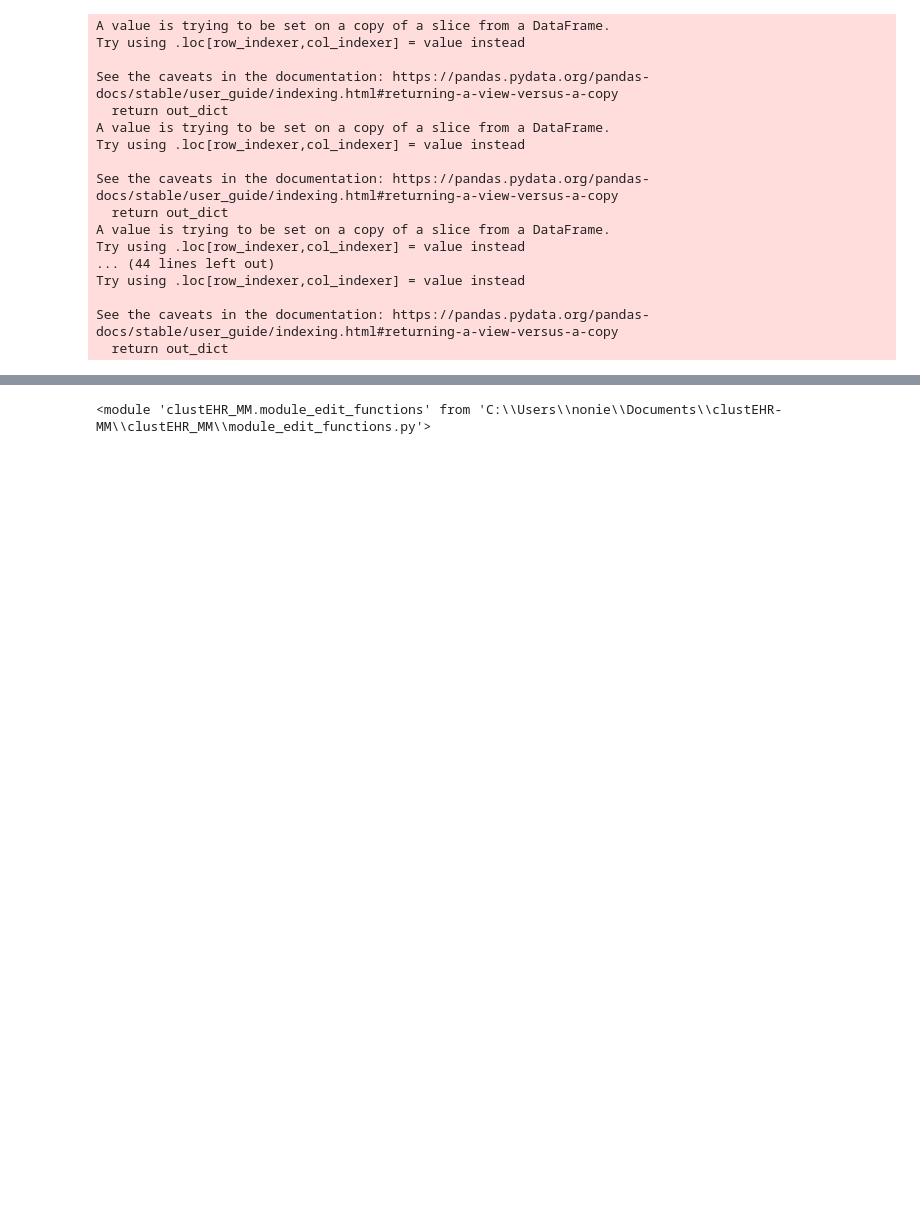
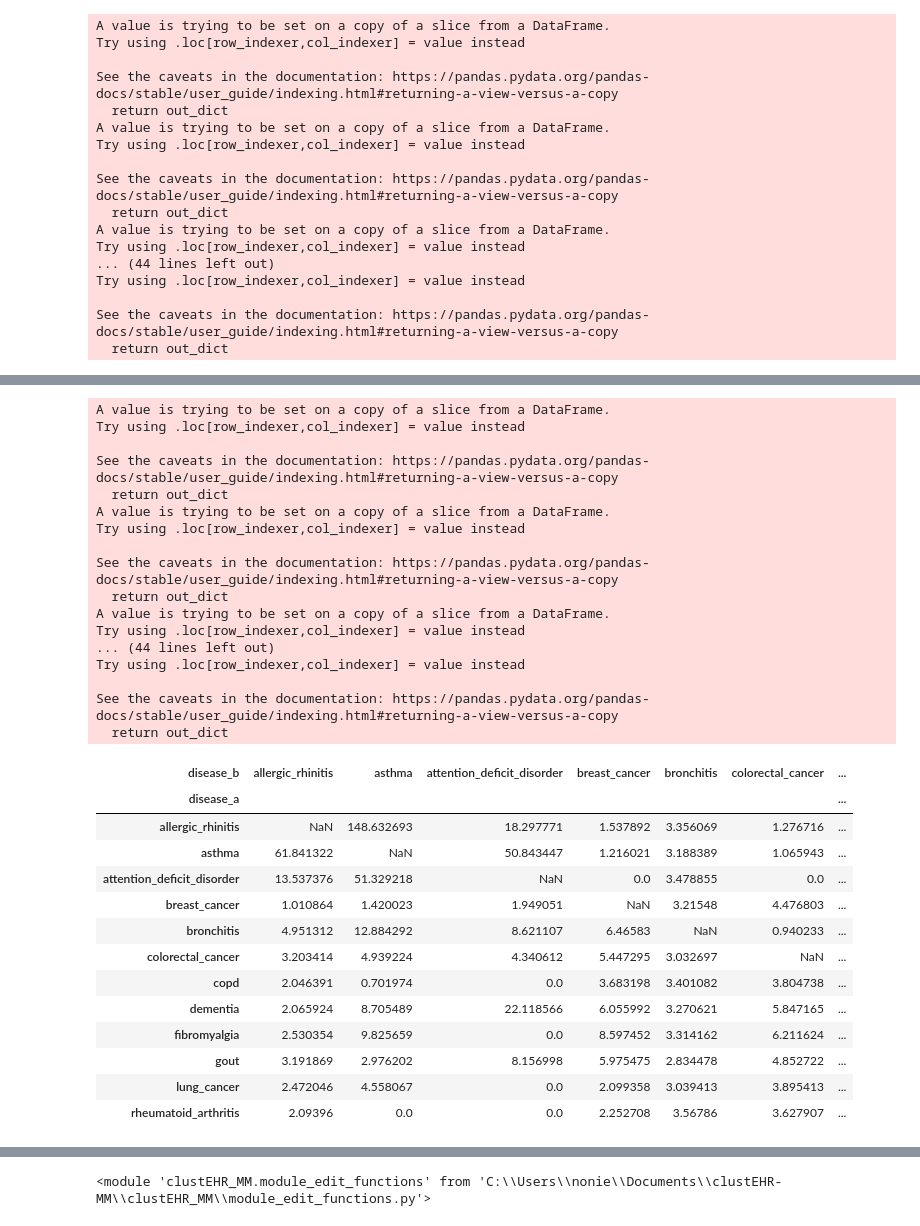
Before and after one commit to nonieA/clustEHR-MM, a Jupyter notebook: clustEHR_MM/testing_modules_creation.ipynb, the cells around one changed output, grey strips where cells are left out. Cells and saved outputs as stored; diff of their text form; code cells hidden in the pictures; blank space fills up the shorter version.

Commit message:
create test data

```diff
--- a/clustEHR_MM/testing_modules_creation.ipynb
+++ b/clustEHR_MM/testing_modules_creation.ipynb
@@ -742,0 +733,47 @@ big_pop = [multi_module(
+# %%
+ratio_res =[tf.big_pop_numbers(
+    disease_a = i,
+    disease_list = mod_list,
+    csv_out = 'test/ratio_check/'+ i+'/csv_out' ,
+    cond_dict = cond_dict
+) for i in mod_list]
+ratio_dict = {}
+for i in ratio_res:
+    ratio_dict.update(i)
+
+ratio_calc={k:check_out_put(v,k,pop =25000) for k,v in ratio_dict.items()}
+ratio_df = pd.DataFrame(ratio_calc).T
+ratio_ratio = ratio_df[['disease_a','disease_b','ratio']]
+ratio_ratio.pivot(index = 'disease_a',columns = 'disease_b',values = 'ratio')
+# %% [output]
+A value is trying to be set on a copy of a slice from a DataFrame.
+Try using .loc[row_indexer,col_indexer] = value instead
+
+See the caveats in the documentation: https://pandas.pydata.org/pandas-docs/stable/user_guide/indexing.html#returning-a-view-versus-a-copy
+  return out_dict
+A value is trying to be set on a copy of a slice from a DataFrame.
+Try using .loc[row_indexer,col_indexer] = value instead
+
+See the caveats in the documentation: https://pandas.pydata.org/pandas-docs/stable/user_guide/indexing.html#returning-a-view-versus-a-copy
+  return out_dict
+A value is trying to be set on a copy of a slice from a DataFrame.
+Try using .loc[row_indexer,col_indexer] = value instead
+... (44 lines left out)
+Try using .loc[row_indexer,col_indexer] = value instead
+
+See the caveats in the documentation: https://pandas.pydata.org/pandas-docs/stable/user_guide/indexing.html#returning-a-view-versus-a-copy
+  return out_dict
+| disease_b | allergic_rhinitis | asthma | attention_deficit_disorder | breast_cancer | bronchitis | colorectal_cancer | ... |
+| disease_a |  |  |  |  |  |  | ... |
+| allergic_rhinitis | NaN | 148.632693 | 18.297771 | 1.537892 | 3.356069 | 1.276716 | ... |
+| asthma | 61.841322 | NaN | 50.843447 | 1.216021 | 3.188389 | 1.065943 | ... |
+| attention_deficit_disorder | 13.537376 | 51.329218 | NaN | 0.0 | 3.478855 | 0.0 | ... |
+| breast_cancer | 1.010864 | 1.420023 | 1.949051 | NaN | 3.21548 | 4.476803 | ... |
+| bronchitis | 4.951312 | 12.884292 | 8.621107 | 6.46583 | NaN | 0.940233 | ... |
+| colorectal_cancer | 3.203414 | 4.939224 | 4.340612 | 5.447295 | 3.032697 | NaN | ... |
+| copd | 2.046391 | 0.701974 | 0.0 | 3.683198 | 3.401082 | 3.804738 | ... |
+| dementia | 2.065924 | 8.705489 | 22.118566 | 6.055992 | 3.270621 | 5.847165 | ... |
+| fibromyalgia | 2.530354 | 9.825659 | 0.0 | 8.597452 | 3.314162 | 6.211624 | ... |
+| gout | 3.191869 | 2.976202 | 8.156998 | 5.975475 | 2.834478 | 4.852722 | ... |
+| lung_cancer | 2.472046 | 4.558067 | 0.0 | 2.099358 | 3.039413 | 3.895413 | ... |
+| rheumatoid_arthritis | 2.09396 | 0.0 | 0.0 | 2.252708 | 3.56786 | 3.627907 | ... |
```
Also changed, not shown: parts of 8 cells of this notebook, 4 other files.
